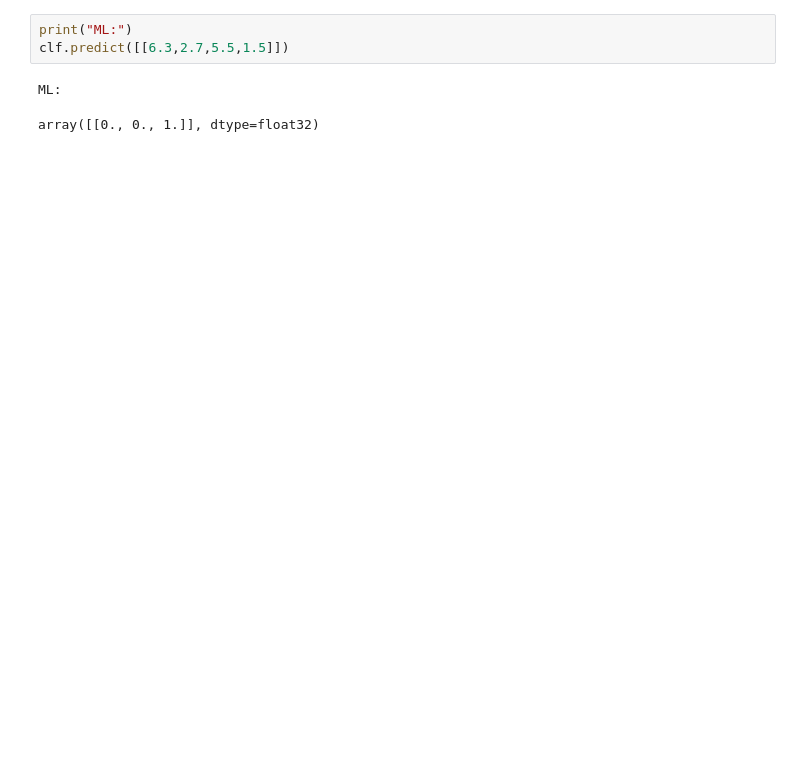
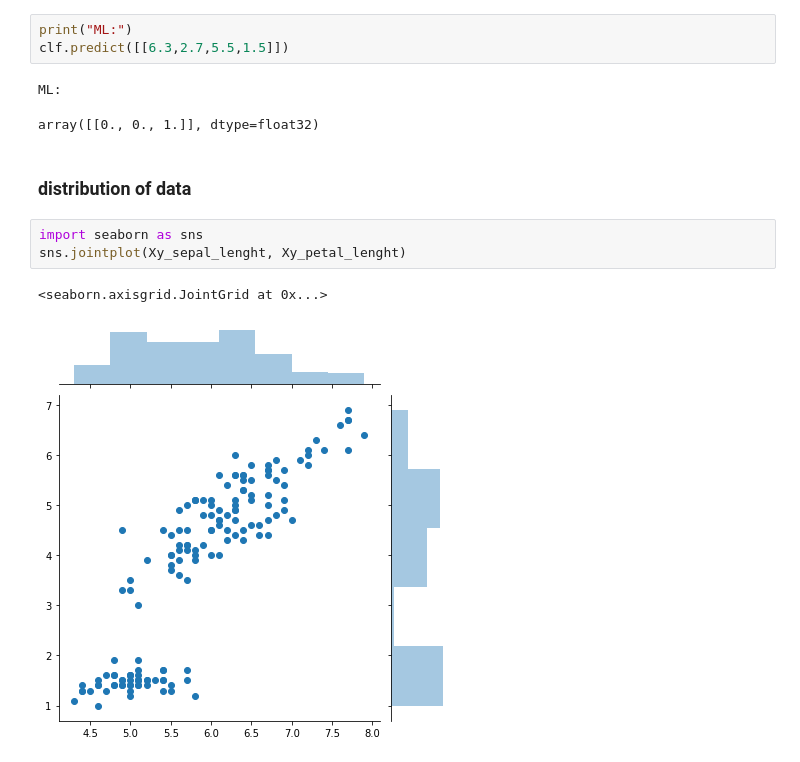
Before and after one commit to Sharkbyteprojects/IRIS-ML_and_Deep-Learning, a Jupyter notebook: DEEP LEARNING.ipynb, the cells around one changed output. Cells and saved outputs as stored; diff of their text form; blank space fills up the shorter version.

Commit message:
NEW Data Analyse

```diff
--- a/DEEP LEARNING.ipynb
+++ b/DEEP LEARNING.ipynb
@@ -191,3 +191,11 @@ clf.predict([[6.3,2.7,5.5,1.5]])
 # %% [output]
 ML:
 array([[0., 0., 1.]], dtype=float32)
+# %% [markdown]
+### distribution of data
+# %%
+import seaborn as sns
+sns.jointplot(Xy_sepal_lenght, Xy_petal_lenght)
+# %% [output]
+<seaborn.axisgrid.JointGrid at 0x...>
+[figure, added]
```
Also changed, not shown: parts of 8 cells of this notebook, 1 other file.
